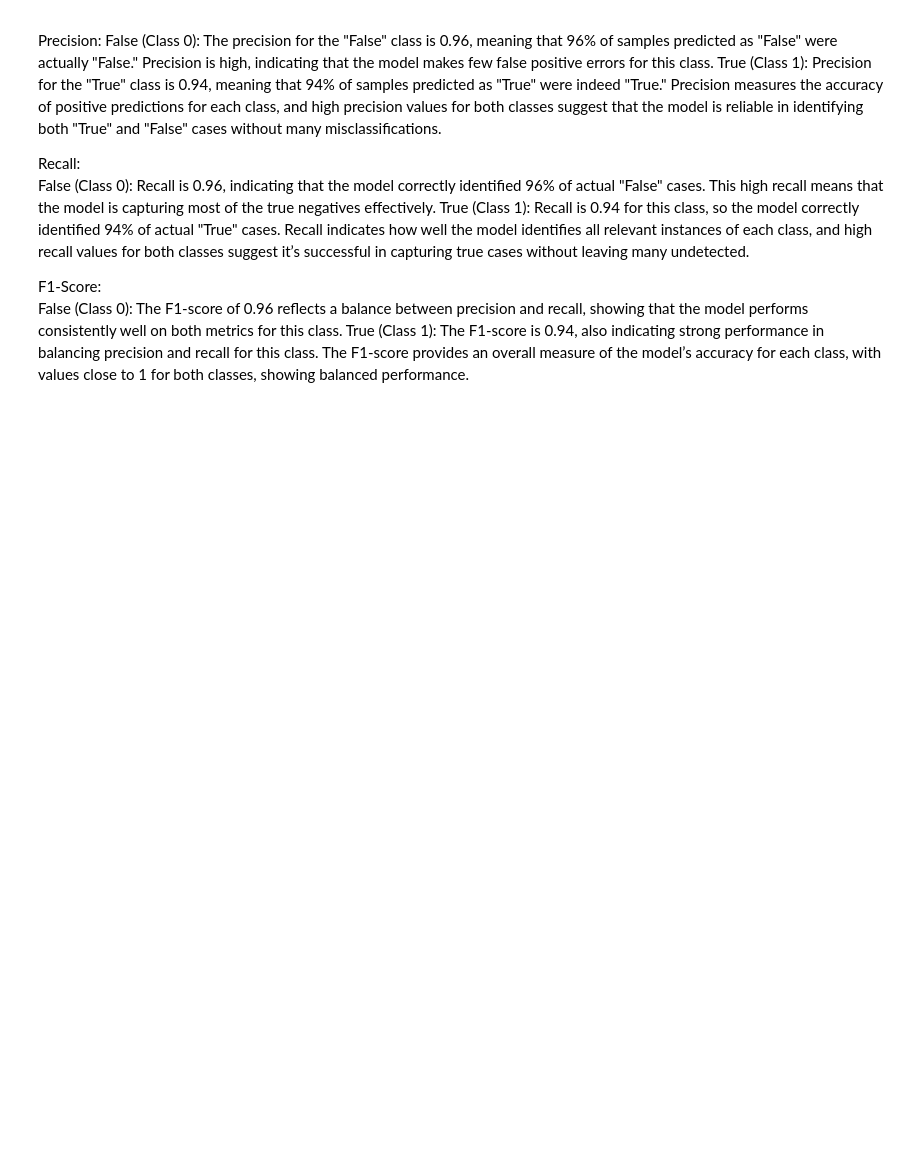
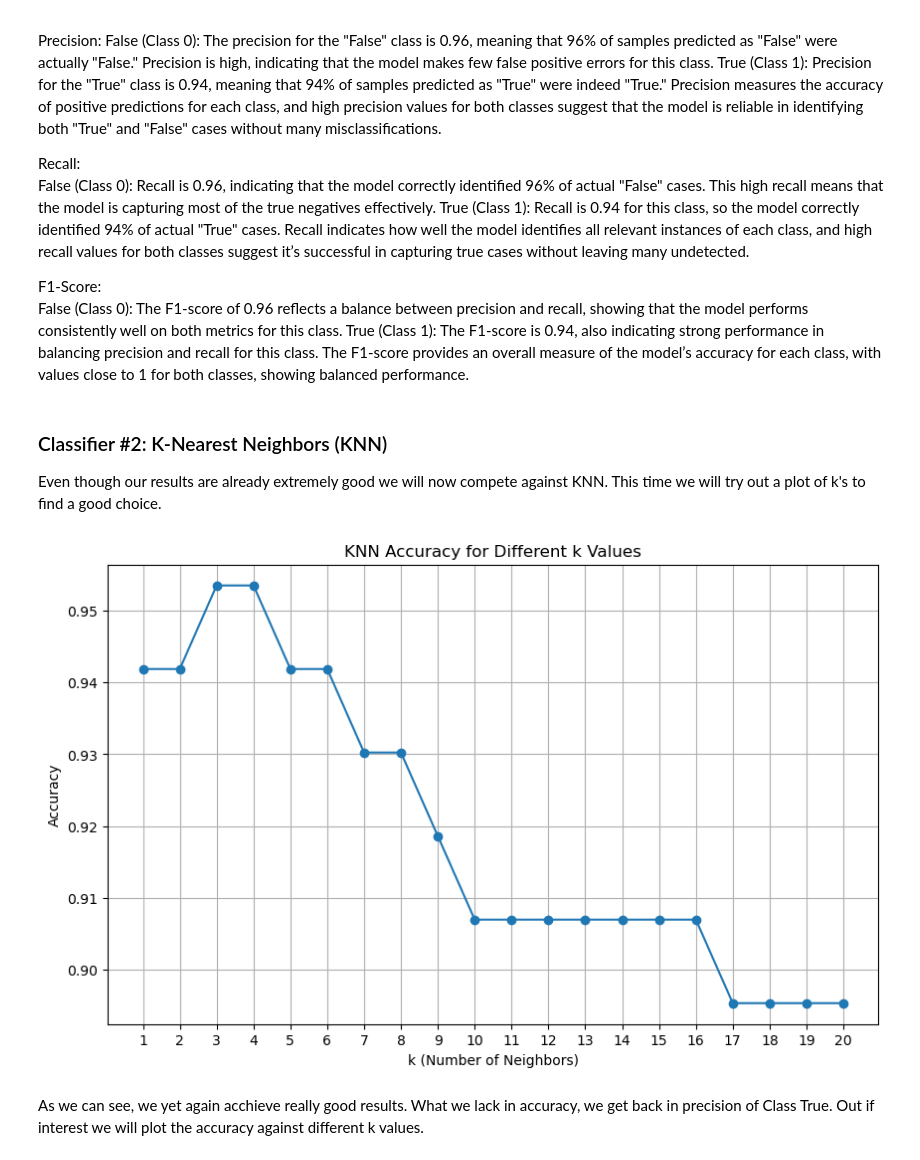
Before and after one commit to milchi03/ML_Project_1, a Jupyter notebook: main.ipynb, the cells around one changed output. Cells and saved outputs as stored; diff of their text form; code cells hidden in the pictures; blank space fills up the shorter version.

Commit message:
Finished KNN for heart disease and started for breast cancer

```diff
--- a/main.ipynb
+++ b/main.ipynb
@@ -329,18 +329,22 @@ y = heart['output']
 #split the data into training and testing sets
 X_train, X_test, y_train, y_test = train_test_split(X, y, test_size=0.3, random_state=seed)
 
-#initialize and train the KNN model
+#initialize and train the KNN model with Mahalanobis distance
+cov_matrix = np.cov(X_train, rowvar=False)
+inv_cov_matrix = np.linalg.inv(cov_matrix)
+
 k_neighbors = 7
 knn_model = KNeighborsClassifier(
     n_neighbors=k_neighbors,
     weights='distance',
-    metric='euclidean'
+    metric='mahalanobis',
+    metric_params={'V': inv_cov_matrix}  # Provide inverse covariance matrix for Mahalanobis distance
 )
 knn_model.fit(X_train, y_train)
 
 #evaluate performance
 y_pred = knn_model.predict(X_test)
 
-print("Hyperparameters chosen:\nk_neighbors =", k_neighbors, ", weights = 'distance', metric = 'euclidean'")
+print("Hyperparameters chosen:\nk_neighbors =", k_neighbors, ", weights = 'distance', metric = 'mahalanobis'")
 print("\nAccuracy:", accuracy_score(y_test, y_pred))
 print("\nClassification Report:\n", classification_report(y_test, y_pred))
@@ -505,7 +526,7 @@ X = breast_cancer[features]
 y = breast_cancer['class']
 
 #split the data into training and testing sets
-X_train, X_test, y_train, y_test = train_test_split(X, y, test_size=0.5, random_state=seed)
+X_train, X_test, y_train, y_test = train_test_split(X, y, test_size=0.3, random_state=seed)
 
 #initialize and train the Random Forest model
 n_of_trees = 1000 #https://stackoverflow.com/questions/34997134/random-forest-tuning-tree-depth-and-number-of-trees
@@ -556,3 +577,52 @@ F1-Score:
 False (Class 0): The F1-score of 0.96 reflects a balance between precision and recall, showing that the model performs consistently well on both metrics for this class.
 True (Class 1): The F1-score is 0.94, also indicating strong performance in balancing precision and recall for this class.
 The F1-score provides an overall measure of the model’s accuracy for each class, with values close to 1 for both classes, showing balanced performance.
+# %% [markdown]
+### Classifier #2: K-Nearest Neighbors (KNN)
+Even though our results are already extremely good we will now compete against KNN. This time we will try out a plot of k's to find a good choice.
+# %%
+#define features and target variable
+features = ['radiusMean', 'textureMean', 'perimeterMean', 'areaMean',
+            'smoothnessMean', 'compactnessMean', 'concavityMean',
+            'concavePointsMean', 'symmetryMean', 'fractalDimensionMean',
+            'radiusStdErr', 'textureStdErr', 'perimeterStdErr', 'areaStdErr',
+            'smoothnessStdErr', 'compactnessStdErr', 'concavityStdErr',
+            'concavePointsStdErr', 'symmetryStdErr', 'fractalDimensionStdErr',
+            'radiusWorst', 'textureWorst', 'perimeterWorst', 'areaWorst',
+            'smoothnessWorst', 'compactnessWorst', 'concavityWorst',
+            'concavePointsWorst', 'symmetryWorst', 'fractalDimensionWorst']
+
+X = breast_cancer[features]
+y = breast_cancer['class']
+
+#split the data into training and testing sets
+X_train, X_test, y_train, y_test = train_test_split(X, y, test_size=0.3, random_state=seed)
+
+#list to store accuracy values for different k
+k_values = range(1, 21) #testing k values from 1 to 20
+accuracy_scores = []
+
+#loop over different k values and calculate accuracy
+for k in k_values:
+    knn_model = KNeighborsClassifier(
+        n_neighbors=k,
+        weights='distance',
+        metric='euclidean'
+    )
+    knn_model.fit(X_train, y_train)
+    y_pred = knn_model.predict(X_test)
+    accuracy_scores.append(accuracy_score(y_test, y_pred))
+
+# Plot accuracy scores for different k values
+plt.figure(figsize=(10, 6))
+plt.plot(k_values, accuracy_scores, marker='o')
+plt.title("KNN Accuracy for Different k Values")
+plt.xlabel("k (Number of Neighbors)")
+plt.ylabel("Accuracy")
+plt.xticks(k_values)
+plt.grid(True)
+plt.show()
+# %% [output]
+[figure, added]
+# %% [markdown]
+As we can see, we yet again acchieve really good results. What we lack in accuracy, we get back in precision of Class True. Out if interest we will plot the accuracy against different k values.
```
Also changed, not shown: parts of 11 cells of this notebook.
